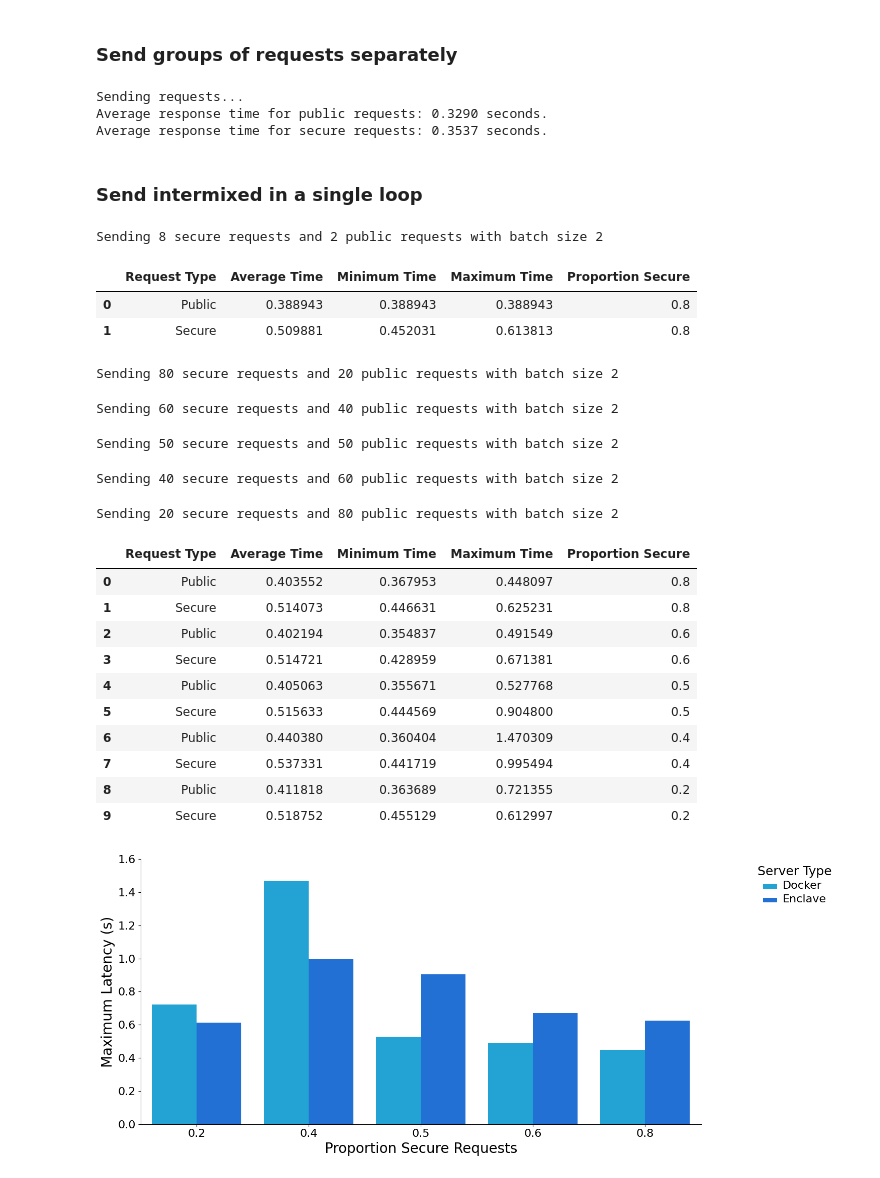
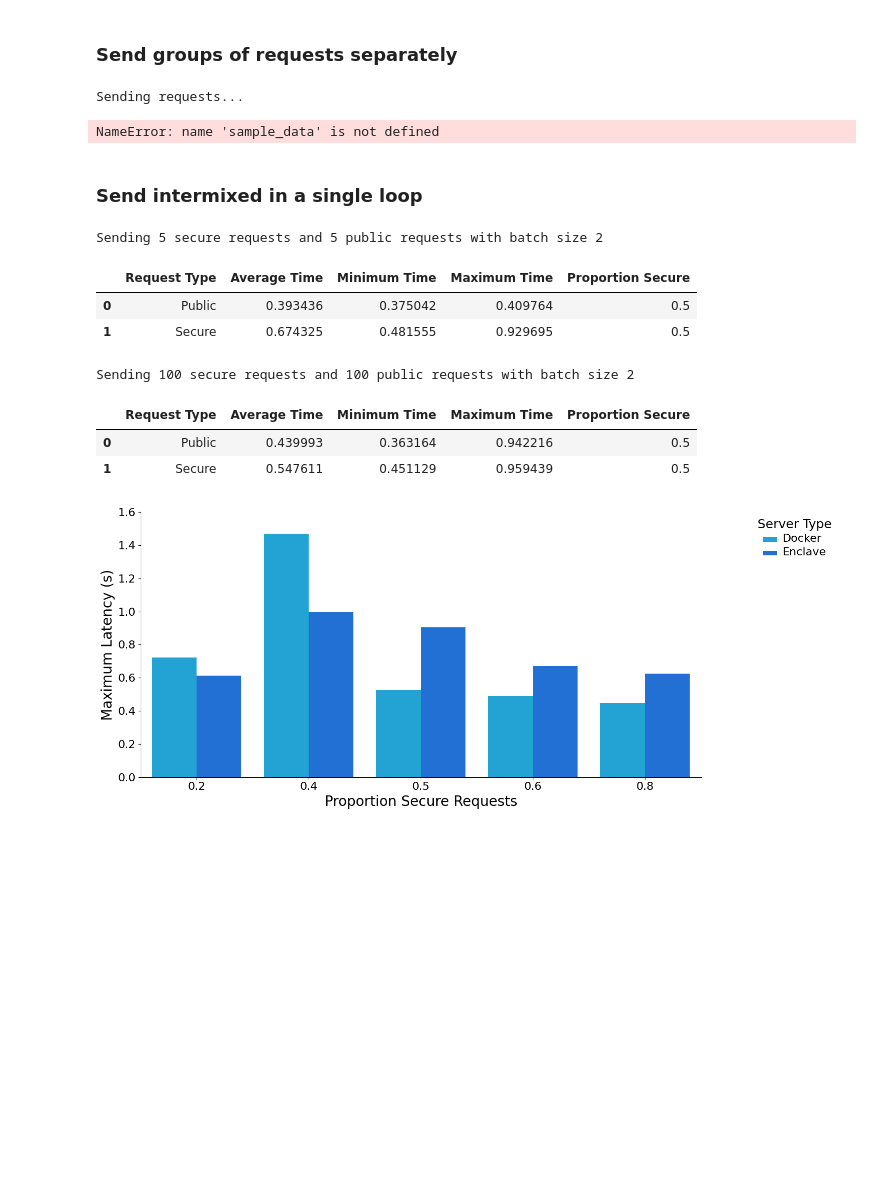
Before and after one commit to hpiercehoffman/secure-serving, a Jupyter notebook: image_classification/routing-test.ipynb, the cells around one changed output. Cells and saved outputs as stored; diff of their text form; code cells hidden in the pictures; blank space fills up the shorter version.

```diff
--- a/image_classification/routing-test.ipynb
+++ b/image_classification/routing-test.ipynb
@@ -28,7 +28,7 @@ def send_request(is_secure):
 public_times = []
 secure_times = []
 
-base_url = 'http://18.223.112.165/'
+base_url = '18.223.114.102'
 num_public_requests = 10
 num_secure_requests = 10
 batch_size = 2
@@ -50,8 +50,7 @@ print(f'Average response time for public requests: {avg_public_time:.4f} seconds
 print(f'Average response time for secure requests: {avg_secure_time:.4f} seconds.')
 # %% [output]
 Sending requests...
-Average response time for public requests: 0.3290 seconds.
-Average response time for secure requests: 0.3537 seconds.
+NameError: name 'sample_data' is not defined
 # %% [markdown]
 ### Send intermixed in a single loop ###
 # %%
@@ -98,47 +97,36 @@ def send_requests(base_url, num_public, num_secure, batch_size):
     result_df = pd.DataFrame(stats)
     return result_df
 # %%
-base_url = 'http://18.221.20.245/'
-num_public_requests = 2
-num_secure_requests = 8
+base_url = 'http://18.223.114.102/'
+num_public_requests = 5
+num_secure_requests = 5
 batch_size = 2
 
 df = send_requests(base_url, num_public_requests, num_secure_requests, batch_size)
 # %% [output]
-Sending 8 secure requests and 2 public requests with batch size 2
+Sending 5 secure requests and 5 public requests with batch size 2
 # %%
 df
 # %% [output]
 |  | Request Type | Average Time | Minimum Time | Maximum Time | Proportion Secure |
-| 0 | Public | 0.388943 | 0.388943 | 0.388943 | 0.8 |
-| 1 | Secure | 0.509881 | 0.452031 | 0.613813 | 0.8 |
+| 0 | Public | 0.393436 | 0.375042 | 0.409764 | 0.5 |
+| 1 | Secure | 0.674325 | 0.481555 | 0.929695 | 0.5 |
 # %%
-splits = [(20, 80), (40, 60), (50, 50), (60, 40), (80, 20)]
+#splits = [(20, 80), (40, 60), (50, 50), (60, 40), (80, 20)]
+splits = [(100, 100)]
 
 results = []
 for public, secure in splits:
     df = send_requests(base_url, public, secure, batch_size)
     results.append(df)
 combined_df = pd.concat(results, ignore_index=True)
 
 combined_df
 # %% [output]
-Sending 80 secure requests and 20 public requests with batch size 2
+Sending 100 secure requests and 100 public requests with batch size 2
-Sending 60 secure requests and 40 public requests with batch size 2
-Sending 50 secure requests and 50 public requests with batch size 2
-Sending 40 secure requests and 60 public requests with batch size 2
-Sending 20 secure requests and 80 public requests with batch size 2
 |  | Request Type | Average Time | Minimum Time | Maximum Time | Proportion Secure |
-| 0 | Public | 0.403552 | 0.367953 | 0.448097 | 0.8 |
-| 1 | Secure | 0.514073 | 0.446631 | 0.625231 | 0.8 |
-| 2 | Public | 0.402194 | 0.354837 | 0.491549 | 0.6 |
-| 3 | Secure | 0.514721 | 0.428959 | 0.671381 | 0.6 |
-| 4 | Public | 0.405063 | 0.355671 | 0.527768 | 0.5 |
-| 5 | Secure | 0.515633 | 0.444569 | 0.904800 | 0.5 |
-| 6 | Public | 0.440380 | 0.360404 | 1.470309 | 0.4 |
-| 7 | Secure | 0.537331 | 0.441719 | 0.995494 | 0.4 |
-| 8 | Public | 0.411818 | 0.363689 | 0.721355 | 0.2 |
-| 9 | Secure | 0.518752 | 0.455129 | 0.612997 | 0.2 |
+| 0 | Public | 0.439993 | 0.363164 | 0.942216 | 0.5 |
+| 1 | Secure | 0.547611 | 0.451129 | 0.959439 | 0.5 |
 # %%
 palette = {'Public': '#05aff2', 'Secure': '#056cf2'}
 
```
Also changed, not shown: 3 other files.
